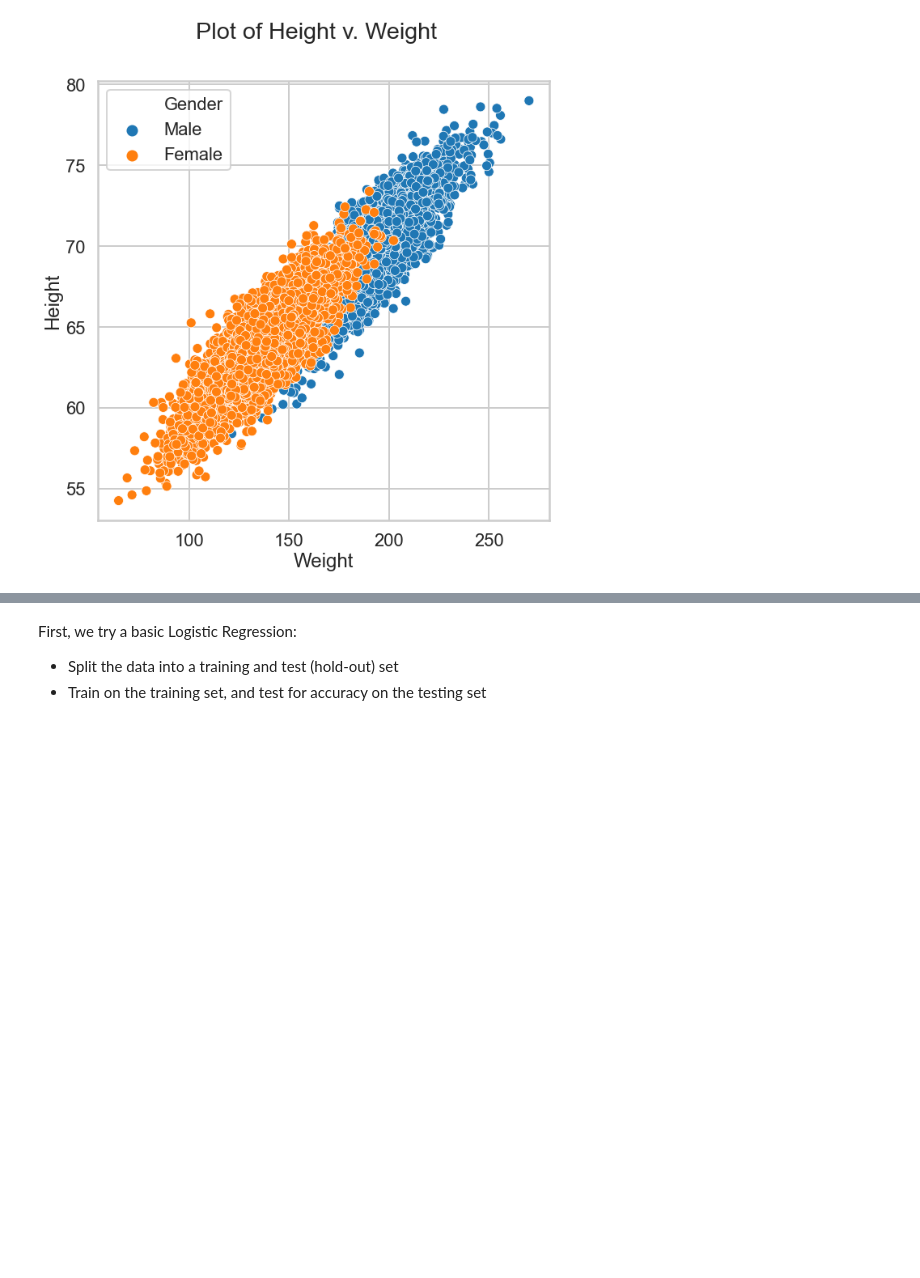
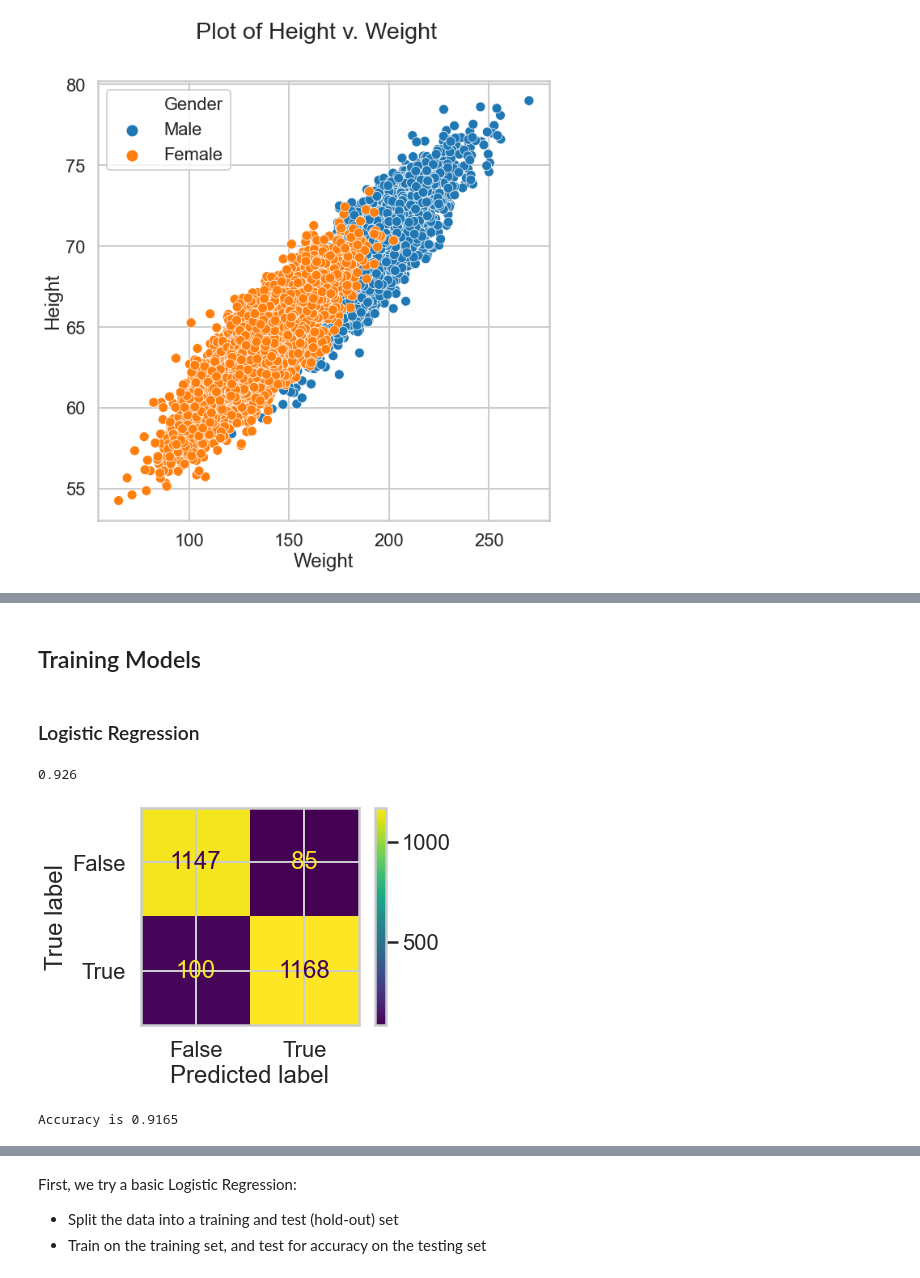
Before and after one commit to sl7423/mec-mini-projects, a Jupyter notebook: mec-12.4.2-logistic-regression-mini-project/Mini_Project_Logistic_Regression.ipynb, the cells around one changed output, grey strips where cells are left out. Cells and saved outputs as stored; diff of their text form; code cells hidden in the pictures; blank space fills up the shorter version.

```diff
--- a/mec-12.4.2-logistic-regression-mini-project/Mini_Project_Logistic_Regression.ipynb
+++ b/mec-12.4.2-logistic-regression-mini-project/Mini_Project_Logistic_Regression.ipynb
@@ -173,0 +215,34 @@ plt.show()
+# %% [markdown]
+## Training Models
+# %% [markdown]
+### Logistic Regression
+# %%
+from sklearn.linear_model import LogisticRegression
+from sklearn.metrics import accuracy_score, confusion_matrix, ConfusionMatrixDisplay, recall_score,
+
+#Running a basic logistic regression with a tuning parameter
+
+clf = LogisticRegression()
+clf.fit(scaled_X_train, y_train)
+print(accuracy_score(clf.predict(scaled_X_test), y_test))
+# %% [output]
+0.926
+# %%
+#Run a confusion matrix on the model above.
+
+cm = confusion_matrix(y_test, clf.predict(scaled_X_test), labels=[0,1])
+disp = ConfusionMatrixDisplay(confusion_matrix=cm, display_labels=clf.classes_)
+disp.plot()
+plt.show()
+# %% [output]
+[figure, added]
+# %%
+#Building a kfold cross validation with the function below
+from sklearn.model_selection import KFold, cross_val_score
+
+cv = KFold(n_splits=5, random_state=1, shuffle=True)
+
+scores = cross_val_score(LogisticRegression(), scaled_X_train, y_train, scoring='accuracy', cv=cv, n_jobs=-1)
+print("Accuracy is {0:.4f}".format(np.mean(scores)))
+# %% [output]
+Accuracy is 0.9165
```
Also changed, not shown: parts of 14 cells of this notebook.
